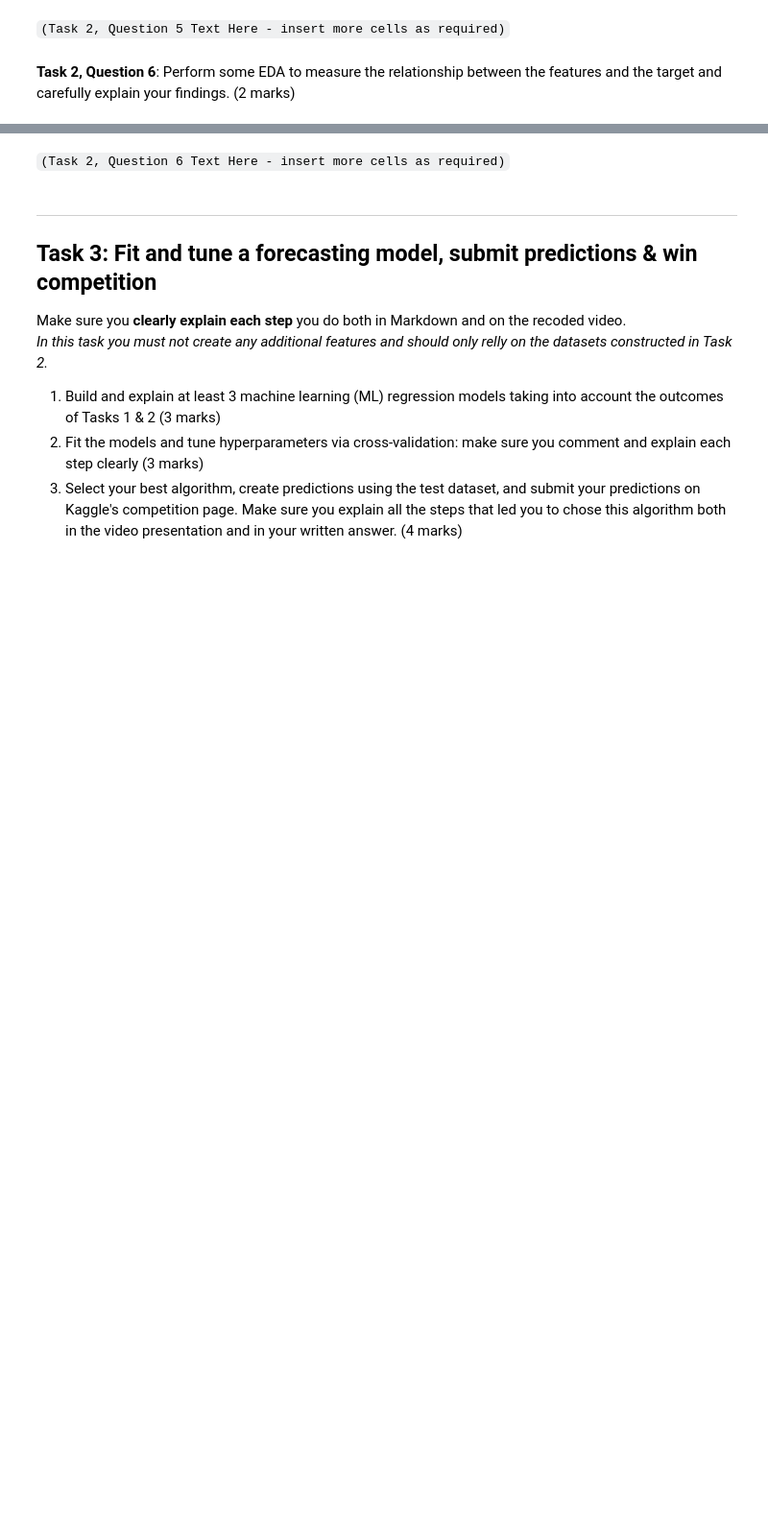
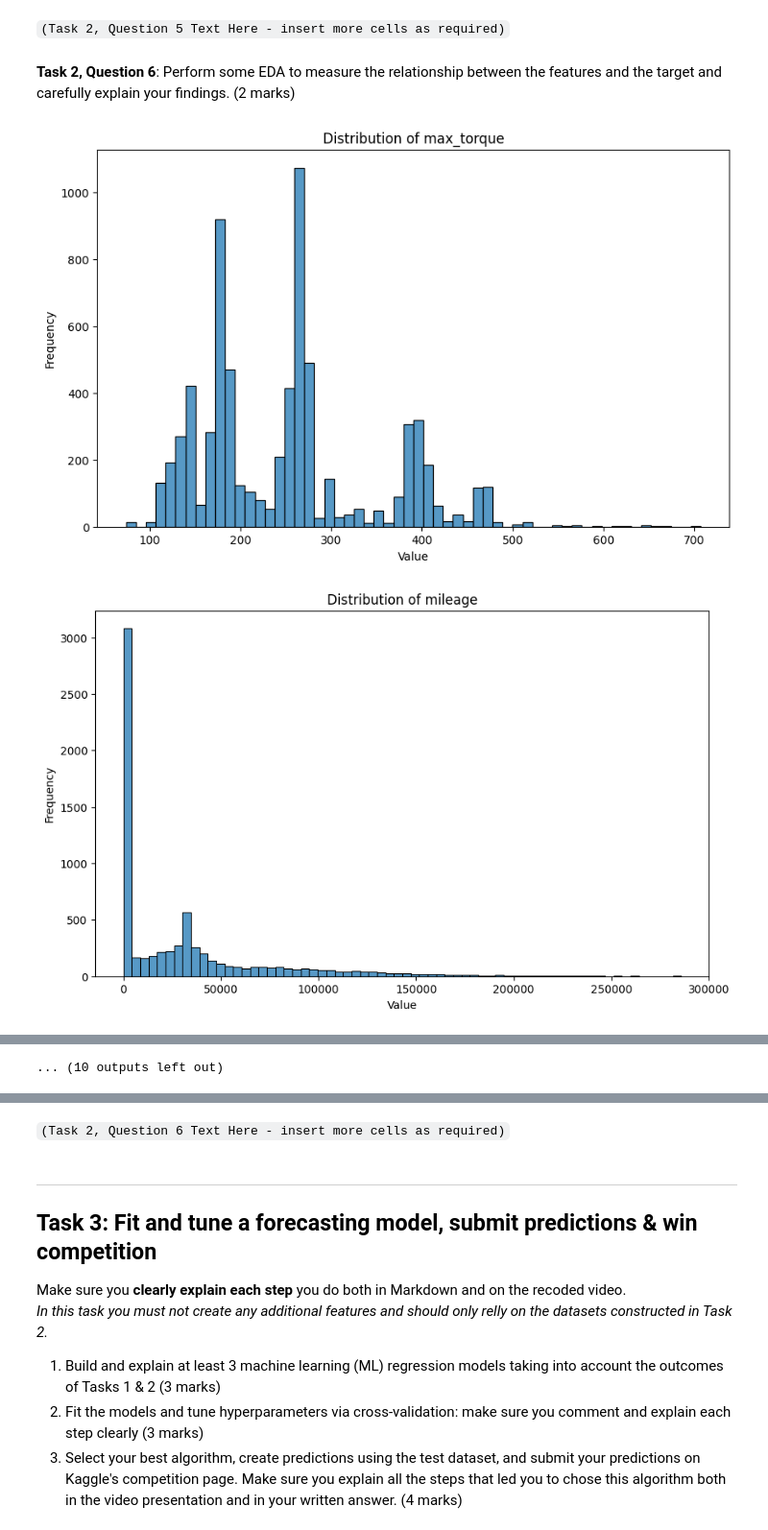
Before and after one commit to Tomor4341/Used-Car-Sales-Analysis, a Jupyter notebook: S1_2024_BUSA3020.ipynb, the cells around one changed output, grey strips where cells are left out. Shown at 96% size. Cells and saved outputs as stored; diff of their text form; code cells hidden in the pictures; blank space fills up the shorter version.

```diff
--- a/S1_2024_BUSA3020.ipynb
+++ b/S1_2024_BUSA3020.ipynb
@@ -528,0 +566,22 @@ memory usage: 3.4 MB
+# %%
+# Initialize and train the Random Forest Regressor
+X = train_encoded_df.drop('price', axis=1)
+y = train_encoded_df['price']
+
+rf_regressor = RandomForestRegressor(n_estimators=200, max_depth=20, random_state=42)
+rf_regressor.fit(X, y)
+
+# Get feature importances
+feature_importances = rf_regressor.feature_importances_
+
+# Create a DataFrame for better visualization
+feature_importances_df = pd.DataFrame({
+    'feature': X.columns,
+    'importance': feature_importances
+})
+
+# Sort the features by importance
+feature_importances_df = feature_importances_df.sort_values(by='importance', ascending=False)
+
+# Display the sorted feature importances
+print(feature_importances_df)
@@ -531,3 +616,7 @@ memory usage: 3.4 MB
 # %% [markdown]
 **Task 2, Question 6**: Perform some EDA to measure the relationship between the features and the target and carefully explain your findings.
 (2 marks)
+# %%
+# separate numerical and categorical features from the selected features
+rf_selected_numerical = [col for col in rf_selected_features if col in numerical_cols]
+rf_selected_categorical = [col for col in rf_selected_features if col in cat_without_bool_cols]
@@ -533,0 +635,11 @@ memory usage: 3.4 MB
+# %%
+for feat in rf_selected_numerical:
+    plt.figure(figsize=(10, 6))
+    sns.histplot(train_encoded_df[feat])
+    plt.title(f'Distribution of {feat}')
+    plt.xlabel('Value')
+    plt.ylabel('Frequency')
+    plt.show()
+# %% [output]
+[figure, added]
+[figure, added]
@@ -533,0 +656 @@ memory usage: 3.4 MB
+... (10 outputs left out)
```
Also changed, not shown: parts of 37 cells of this notebook, 1 other file.
